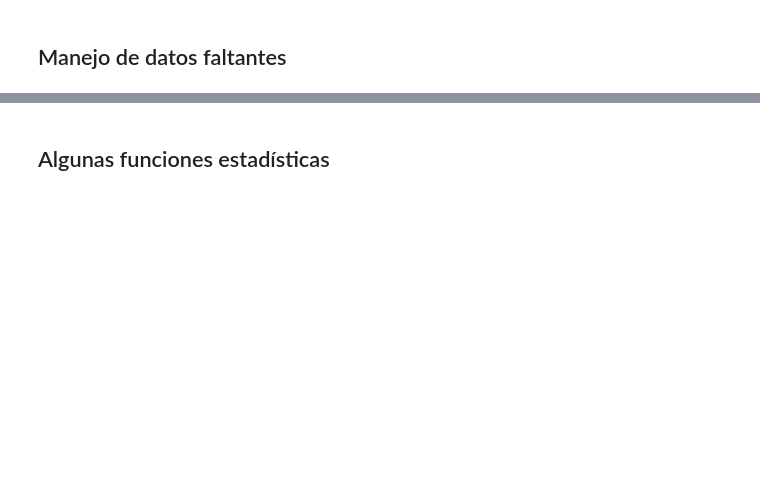
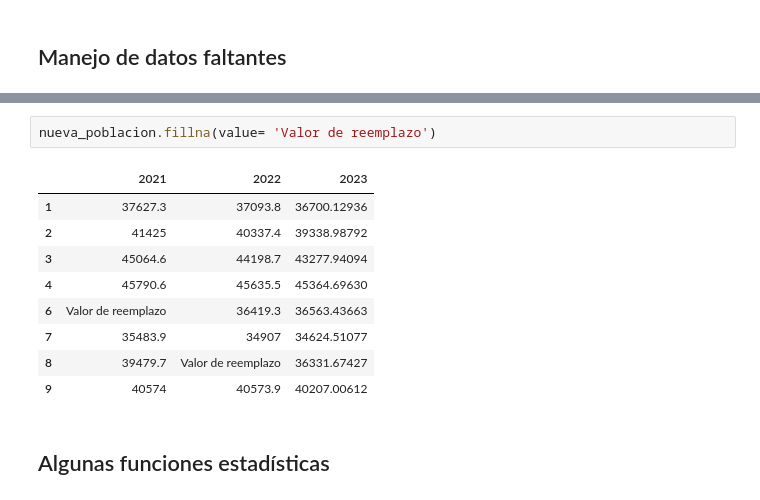
Before and after one commit to pyefiuna/Laboratorio, a Jupyter notebook: notebooks/Introduccion a Python/Primera_clase_Laboratorio_de_Python.ipynb, the cells around one changed output, grey strips where cells are left out. Drawn from its saved outputs; the diff is of its cells as text; blank space fills up the shorter version.

```diff
--- a/notebooks/Introduccion a Python/Primera_clase_Laboratorio_de_Python.ipynb
+++ b/notebooks/Introduccion a Python/Primera_clase_Laboratorio_de_Python.ipynb
@@ -242,3 +328,15 @@ Name: 3, dtype: object
+# %%
+nueva_poblacion.fillna(value= 'Valor de reemplazo')
+# %% [output]
+|  | 2021 | 2022 | 2023 |
+| 1 | 37627.3 | 37093.8 | 36700.12936 |
+| 2 | 41425 | 40337.4 | 39338.98792 |
+| 3 | 45064.6 | 44198.7 | 43277.94094 |
+| 4 | 45790.6 | 45635.5 | 45364.69630 |
+| 6 | Valor de reemplazo | 36419.3 | 36563.43663 |
+| 7 | 35483.9 | 34907 | 34624.51077 |
+| 8 | 39479.7 | Valor de reemplazo | 36331.67427 |
+| 9 | 40574 | 40573.9 | 40207.00612 |
 # %% [markdown]
 ## Algunas funciones estadísticas
 # %%
```
Also changed, not shown: parts of 25 cells of this notebook.
